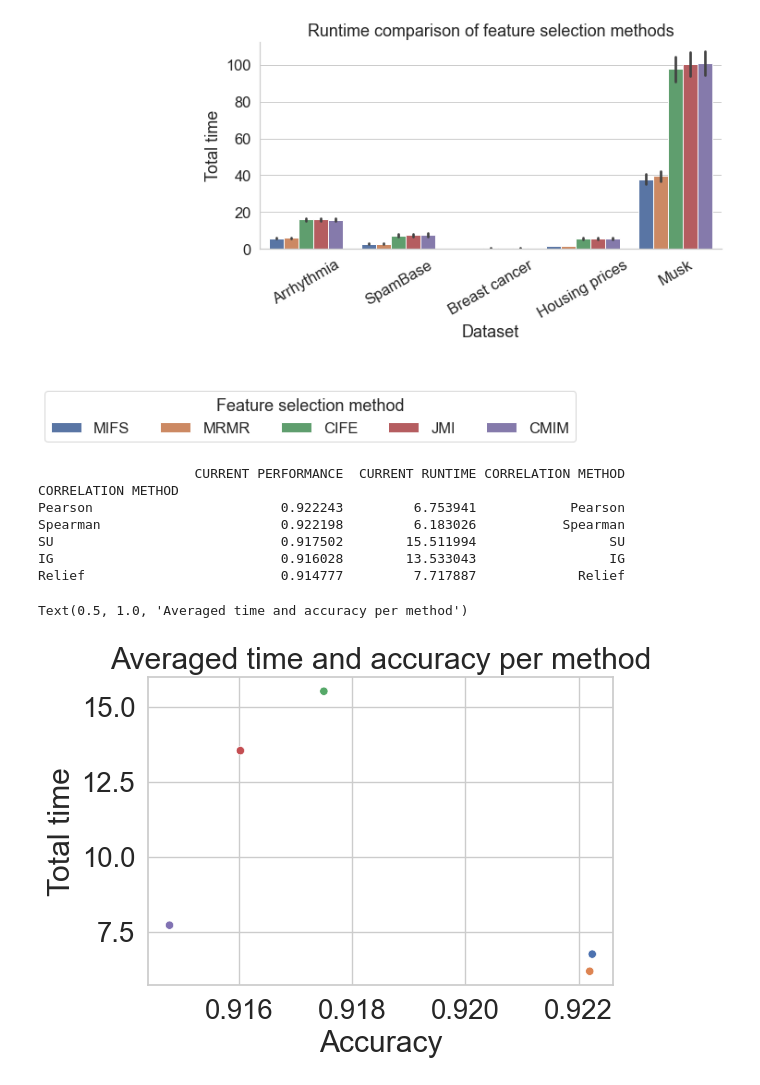
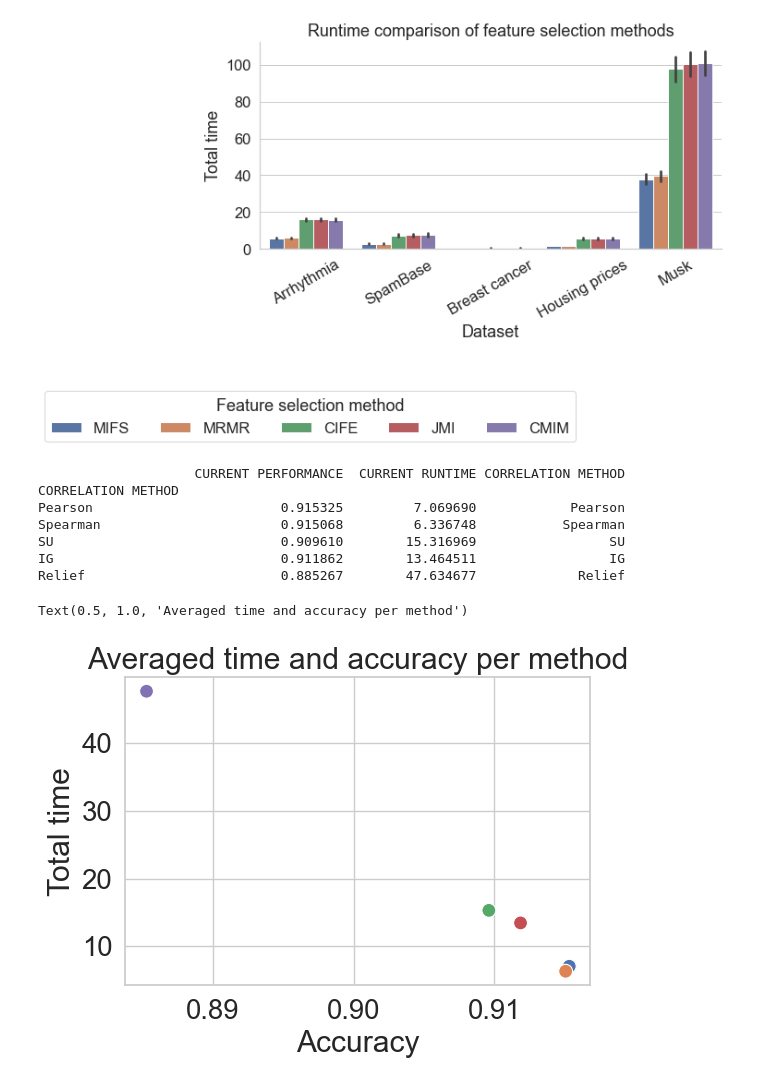
Before and after one commit to delftdata/bsc_research_project_q4_2023, a Jupyter notebook: correlation_based_feature_selection/src/autofeat_plots/visualisations.ipynb, the cells around one changed output. Cells and saved outputs as stored; diff of their text form; code cells hidden in the pictures.

Commit message:
Add all results

```diff
--- a/correlation_based_feature_selection/src/autofeat_plots/visualisations.ipynb
+++ b/correlation_based_feature_selection/src/autofeat_plots/visualisations.ipynb
@@ -106,7 +106,7 @@ plt.legend(hh, ll, bbox_to_anchor=(0.7, -0.65), ncol=5, title="Feature selection
 plt.subplots(figsize=(6, 4))
 
 sns.set(font_scale=1.8, style="whitegrid")
-runtime = pd.read_csv('../../autofeat_results_GOOD/all_results.csv')
+runtime = pd.read_csv('../../autofeat_results/all_results_accuracy.csv')
 # runtime['time'] = runtime['time'].apply(lambda x: np.log(x))
 runtime = runtime.loc[-runtime['DATASET NAME'].isin(['HousingPrices', 'TOPO', 'QSAR'])]
 runtime["CURRENT PERFORMANCE"] = pd.to_numeric(runtime["CURRENT PERFORMANCE"])
@@ -117,37 +117,38 @@ b = runtime[['CURRENT RUNTIME', "CORRELATION METHOD"]].groupby("CORRELATION METH
 a = pd.concat([a, b], axis=1)
 a = a.reindex(['Pearson', 'Spearman', 'SU', 'IG', 'Relief'])
 a['CORRELATION METHOD'] = ['Pearson', 'Spearman', 'SU', 'IG', 'Relief']
 
 print(a)
 
 g = sns.scatterplot(
     data=a,
-    x="CURRENT PERFORMANCE", y="CURRENT RUNTIME", hue='CORRELATION METHOD'
+    x="CURRENT PERFORMANCE", y="CURRENT RUNTIME", hue='CORRELATION METHOD',
+    s=100
 )
 
 # for i, row in a[-a['method_name'].isin(['CIFE', 'JMI'])].iterrows():
 #     plt.annotate(row['method_name'], (row['accuracy'], row['time']), textcoords="offset points", xytext=(10,10), ha='center', fontsize=15)
 #
 # for i, row in a[a['method_name'].isin(['CIFE'])].iterrows():
 #     plt.annotate(row['method_name'], (row['accuracy'], row['time']), textcoords="offset points", xytext=(-20,-10), ha='center', fontsize=15)
 #
 # for i, row in a[a['method_name'].isin(['JMI'])].iterrows():
 #     plt.annotate(row['method_name'], (row['accuracy'], row['time']), textcoords="offset points", xytext=(-15,-10), ha='center', fontsize=15)
 
 g.set_ylabel('Total time')
 g.set_xlabel('Accuracy')
 
 plt.legend([],[], frameon=False)
 
 plt.title('Averaged time and accuracy per method')
 # plt.savefig('scikit-feature/results/information_theory_accuracy_runtime.pdf', dpi=300, bbox_inches="tight")
 # %% [output]
                     CURRENT PERFORMANCE  CURRENT RUNTIME CORRELATION METHOD
 CORRELATION METHOD
-Pearson                        0.922243         6.753941            Pearson
-Spearman                       0.922198         6.183026           Spearman
-SU                             0.917502        15.511994                 SU
-IG                             0.916028        13.533043                 IG
-Relief                         0.914777         7.717887             Relief
+Pearson                        0.915325         7.069690            Pearson
+Spearman                       0.915068         6.336748           Spearman
+SU                             0.909610        15.316969                 SU
+IG                             0.911862        13.464511                 IG
+Relief                         0.885267        47.634677             Relief
 Text(0.5, 1.0, 'Averaged time and accuracy per method')
-[figure, old version]
+[figure, new version]
```
Also changed, not shown: parts of 1 cell of this notebook, 34 other files.
